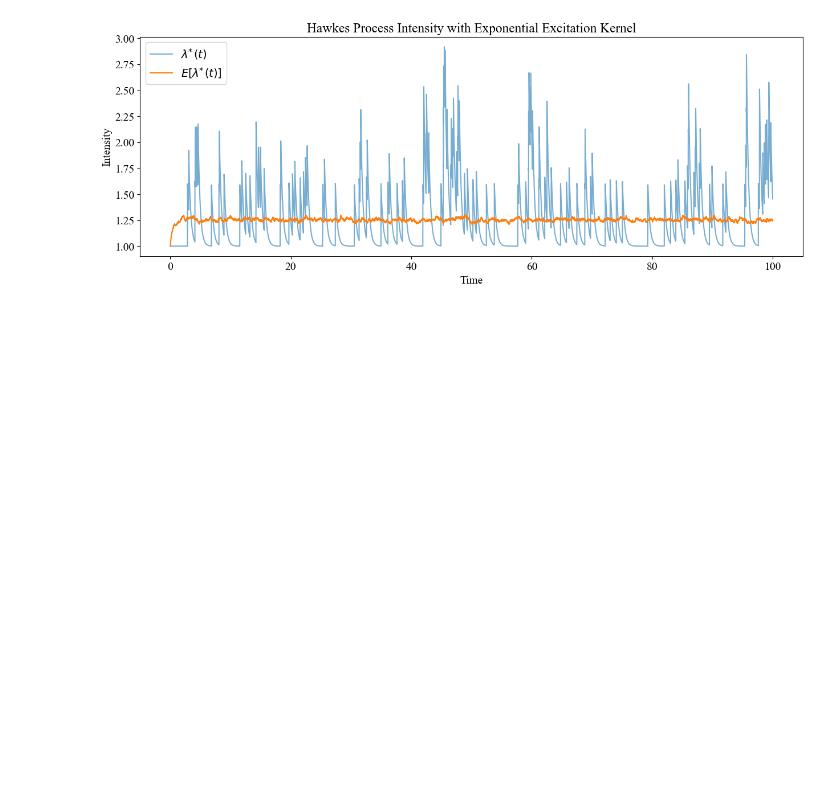
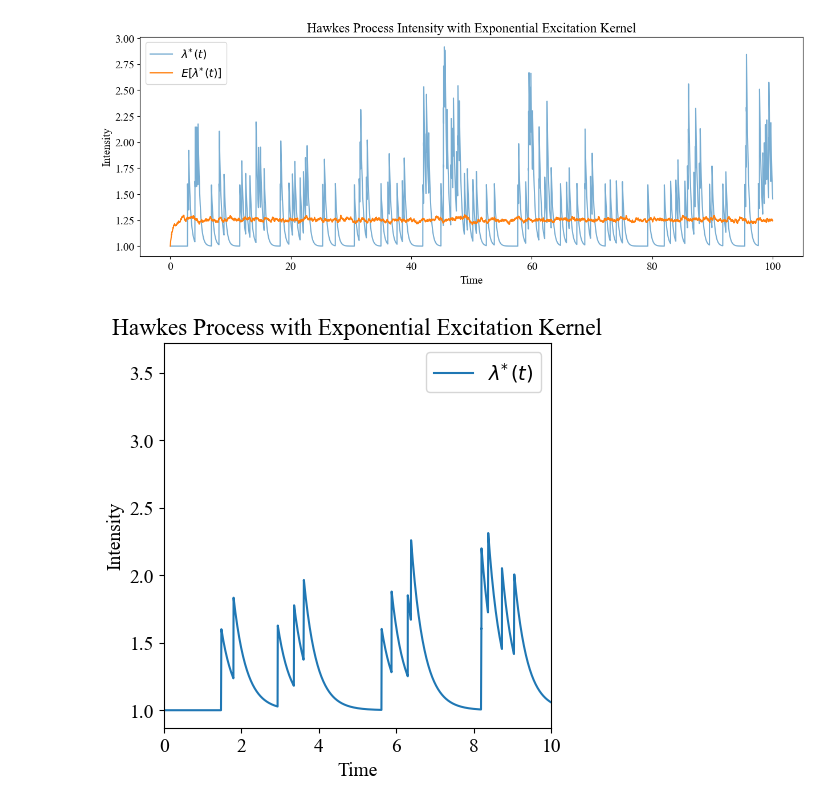
Before and after one commit to resa-git/GCHP, a Jupyter notebook: code/theory.ipynb, the cells around one changed output. Saved outputs shown, nothing was run; the diff lists cells and outputs as text; code cells hidden in the pictures; blank space fills up the shorter version.

Commit message:
add a figure in theory

```diff
--- a/code/theory.ipynb
+++ b/code/theory.ipynb
@@ -167,3 +168,15 @@ plt.savefig("./pics/theory_hw_intensity.png", dpi=300, bbox_inches='tight')
 #plt.title('Count Process Visualization')
 # %% [output]
 [figure]
+# %%
+plt.figure(figsize=(5, 5))
+plt.plot(inty_t, inty, label="$\lambda\!^*(t)$")
+# Set labels and title
+plt.xlabel('Time')
+plt.ylabel('Intensity')
+plt.title("Hawkes Process with Exponential Excitation Kernel")
+plt.xlim([0, 10])
+plt.legend()
+plt.savefig("./pics/theory_hw_sample.png", dpi=300, bbox_inches='tight')
+# %% [output]
+[figure, added]
```
Also changed, not shown: parts of 4 cells of this notebook.
